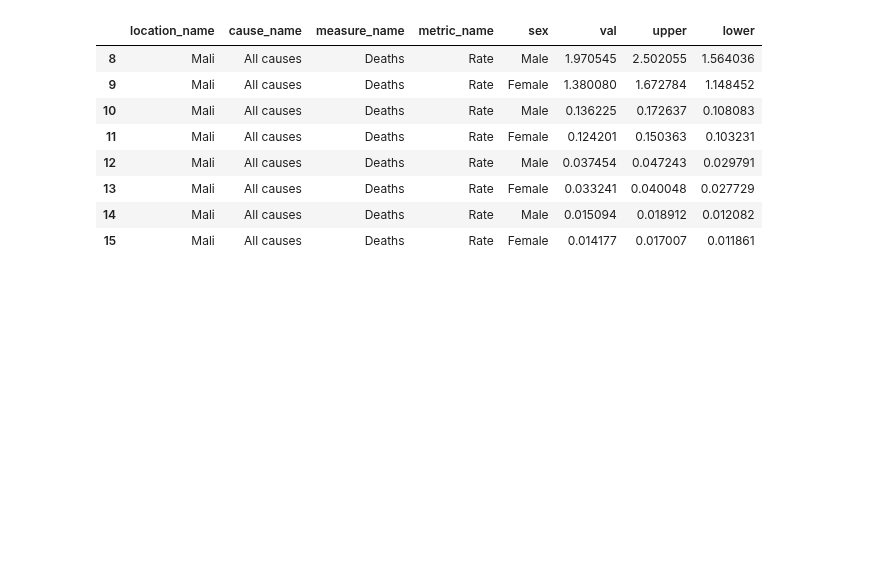
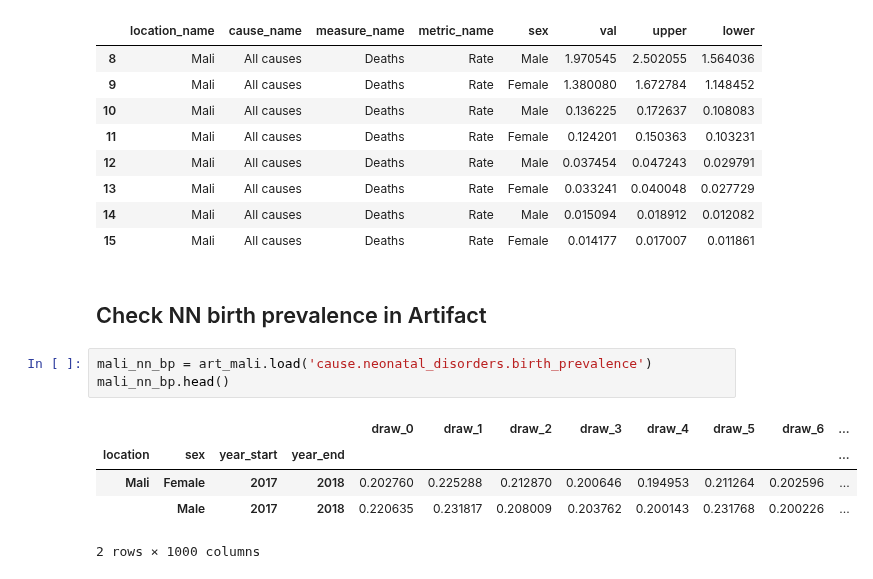
Before and after one commit to ihmeuw/vivarium_data_analysis, a Jupyter notebook: output_processing/gates_bep/2020_02_04b_check_mali_base_output.ipynb, the cells around one changed output. Drawn from its saved outputs; the diff is of its cells as text; blank space fills up the shorter version.

```diff
--- a/output_processing/summarizer/2020_02_04b_check_mali_base_output.ipynb
+++ b/output_processing/gates_bep/2020_02_04b_check_mali_base_output.ipynb
@@ -311,3 +312,14 @@ all_cause_deaths.loc[all_cause_deaths['location_id'] == mali_id,
 | 13 | Mali | All causes | Deaths | Rate | Female | 0.033241 | 0.040048 | 0.027729 |
 | 14 | Mali | All causes | Deaths | Rate | Male | 0.015094 | 0.018912 | 0.012082 |
 | 15 | Mali | All causes | Deaths | Rate | Female | 0.014177 | 0.017007 | 0.011861 |
+# %% [markdown]
+## Check NN birth prevalence in Artifact
+# %%
+mali_nn_bp = art_mali.load('cause.neonatal_disorders.birth_prevalence')
+mali_nn_bp.head()
+# %% [output]
+|  |  |  |  | draw_0 | draw_1 | draw_2 | draw_3 | draw_4 | draw_5 | draw_6 | ... |
+| location | sex | year_start | year_end |  |  |  |  |  |  |  | ... |
+| Mali | Female | 2017 | 2018 | 0.202760 | 0.225288 | 0.212870 | 0.200646 | 0.194953 | 0.211264 | 0.202596 | ... |
+|  | Male | 2017 | 2018 | 0.220635 | 0.231817 | 0.208009 | 0.203762 | 0.200143 | 0.231768 | 0.200226 | ... |
+2 rows × 1000 columns
```
Also changed, not shown: parts of 3 cells of this notebook, 3 other files.
